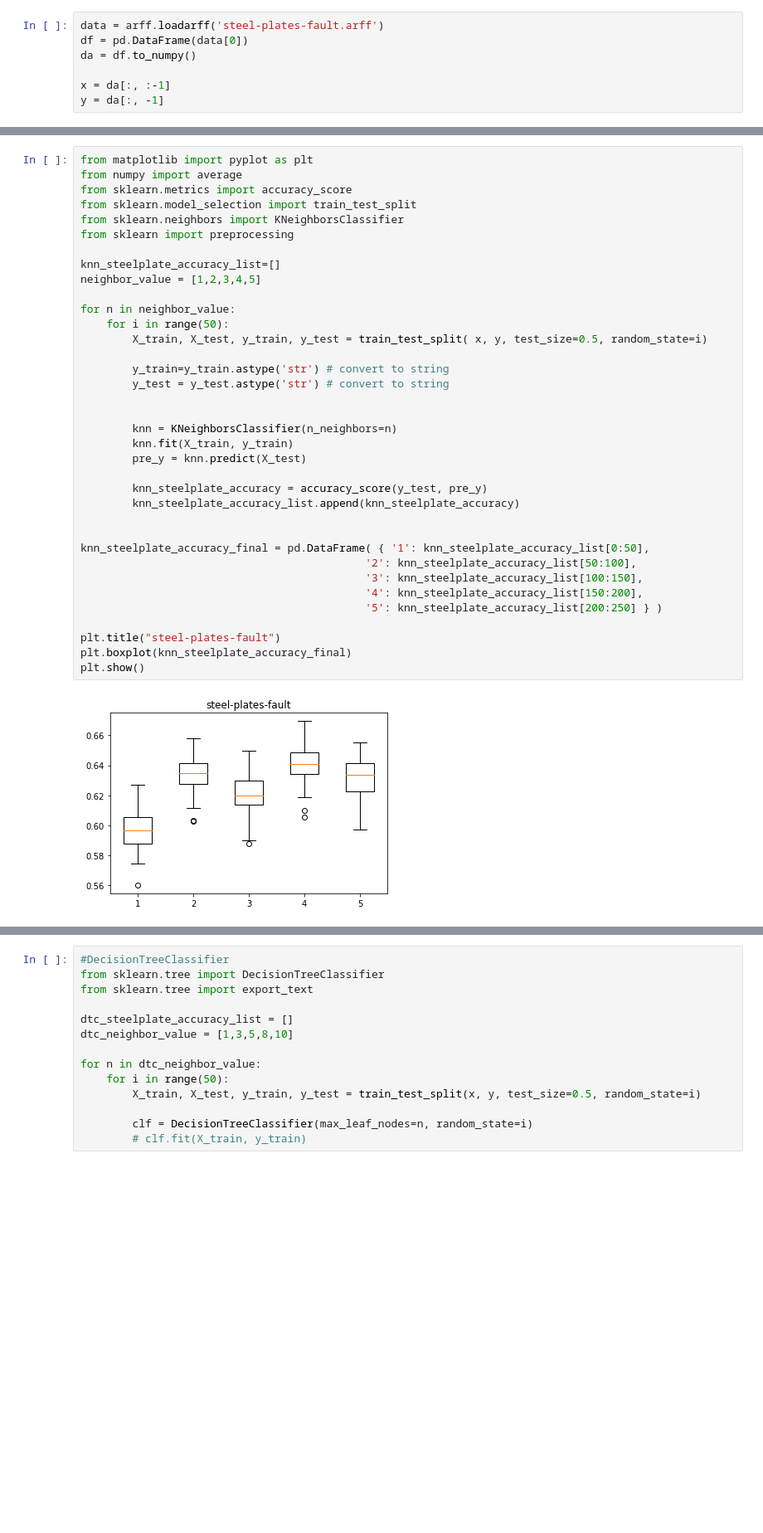
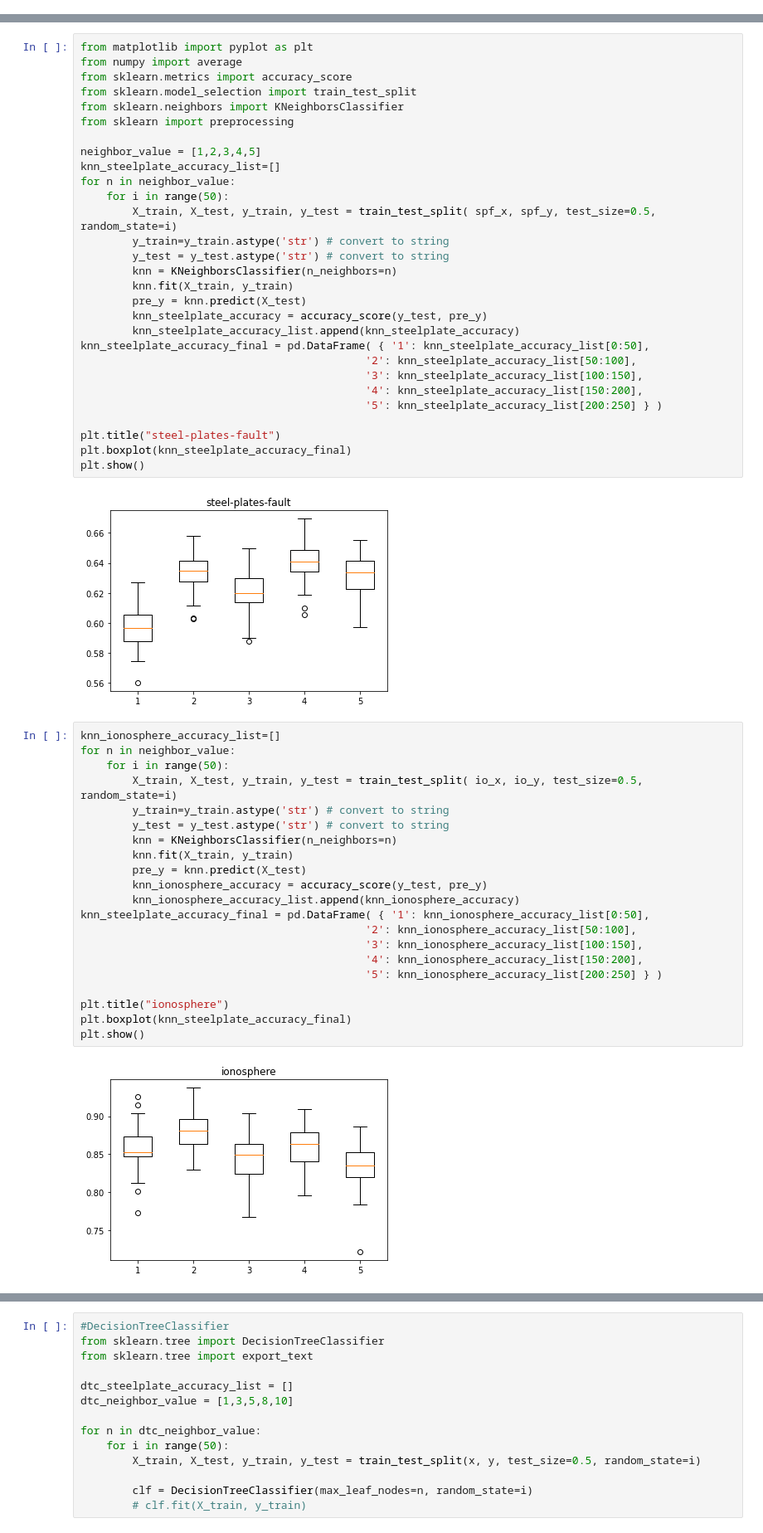
Before and after one commit to KyrieRui/COMP309, a Jupyter notebook: a1demo.ipynb, the cells around one changed output, grey strips where cells are left out. Shown: that part at 83% size. Saved outputs shown, nothing was run; the diff lists cells and outputs as text; blank space fills up the shorter version.

```diff
--- a/a1demo.ipynb
+++ b/a1demo.ipynb
@@ -4,10 +4,3 @@ import pandas as pd
 import numpy as np
 import numpy.random as rng
 from scipy.io import arff
-# %%
-data = arff.loadarff('steel-plates-fault.arff')
-df = pd.DataFrame(data[0])
-da = df.to_numpy()
-
-x = da[:, :-1]
-y = da[:, -1]
@@ -19,25 +30,18 @@ from sklearn.model_selection import train_test_split
 from sklearn.neighbors import KNeighborsClassifier
 from sklearn import preprocessing
 
+neighbor_value = [1,2,3,4,5]
 knn_steelplate_accuracy_list=[]
-neighbor_value = [1,2,3,4,5]
-
 for n in neighbor_value:
     for i in range(50):
-        X_train, X_test, y_train, y_test = train_test_split( x, y, test_size=0.5, random_state=i)
-
+        X_train, X_test, y_train, y_test = train_test_split( spf_x, spf_y, test_size=0.5, random_state=i)
         y_train=y_train.astype('str') # convert to string
         y_test = y_test.astype('str') # convert to string
-
-
         knn = KNeighborsClassifier(n_neighbors=n)
         knn.fit(X_train, y_train)
         pre_y = knn.predict(X_test)
-
         knn_steelplate_accuracy = accuracy_score(y_test, pre_y)
         knn_steelplate_accuracy_list.append(knn_steelplate_accuracy)
-
-
 knn_steelplate_accuracy_final = pd.DataFrame( { '1': knn_steelplate_accuracy_list[0:50],
                                             '2': knn_steelplate_accuracy_list[50:100],
                                             '3': knn_steelplate_accuracy_list[100:150],
@@ -49,3 +53,26 @@ plt.boxplot(knn_steelplate_accuracy_final)
 plt.show()
 # %% [output]
 [figure]
+# %%
+knn_ionosphere_accuracy_list=[]
+for n in neighbor_value:
+    for i in range(50):
+        X_train, X_test, y_train, y_test = train_test_split( io_x, io_y, test_size=0.5, random_state=i)
+        y_train=y_train.astype('str') # convert to string
+        y_test = y_test.astype('str') # convert to string
+        knn = KNeighborsClassifier(n_neighbors=n)
+        knn.fit(X_train, y_train)
+        pre_y = knn.predict(X_test)
+        knn_ionosphere_accuracy = accuracy_score(y_test, pre_y)
+        knn_ionosphere_accuracy_list.append(knn_ionosphere_accuracy)
+knn_steelplate_accuracy_final = pd.DataFrame( { '1': knn_ionosphere_accuracy_list[0:50],
+                                            '2': knn_ionosphere_accuracy_list[50:100],
+                                            '3': knn_ionosphere_accuracy_list[100:150],
+                                            '4': knn_ionosphere_accuracy_list[150:200],
+                                            '5': knn_ionosphere_accuracy_list[200:250] } )
+
+plt.title("ionosphere")
+plt.boxplot(knn_steelplate_accuracy_final)
+plt.show()
+# %% [output]
+[figure, added]
```
Also changed, not shown: parts of 2 cells of this notebook.
